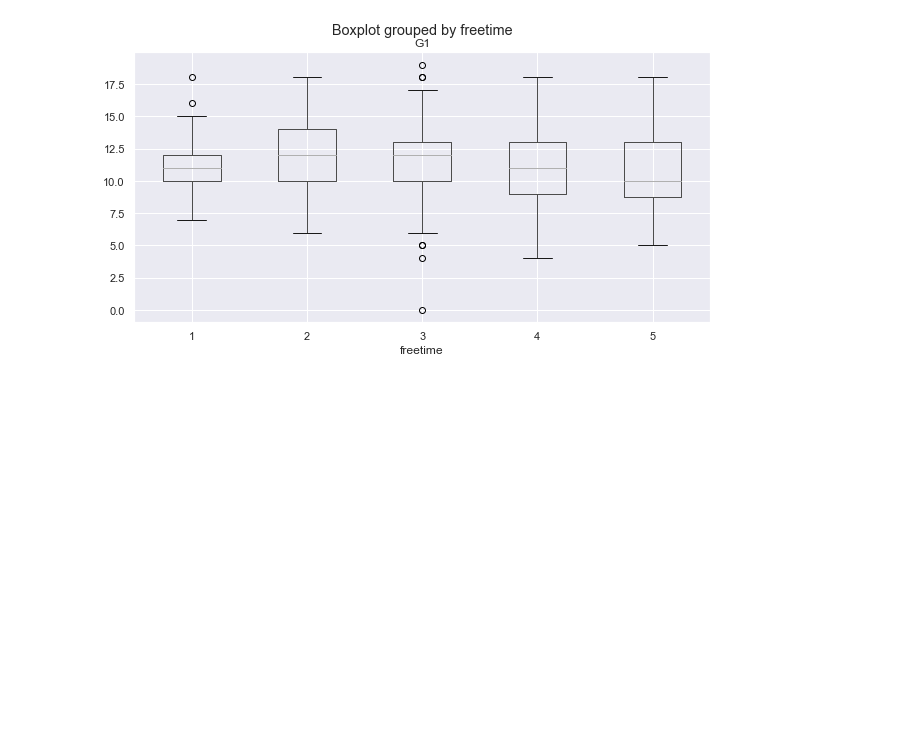
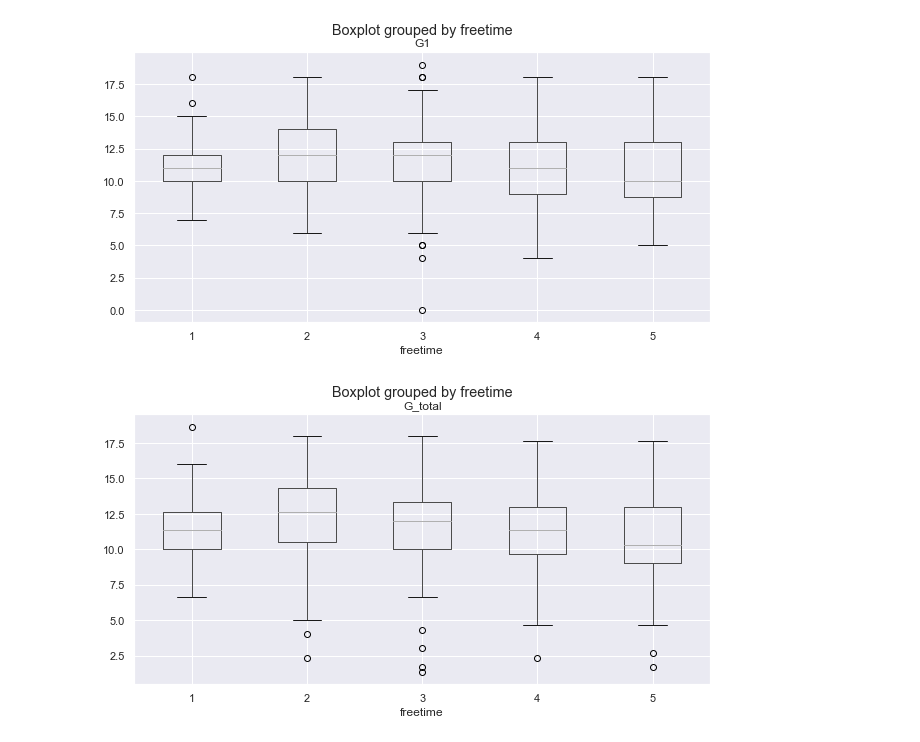
Before and after one commit to bommelbij/CreativeThinking, a Jupyter notebook: CT final paper Ramon.ipynb, the cells around one changed output. Saved outputs shown, nothing was run; the diff lists cells and outputs as text; code cells hidden in the pictures; blank space fills up the shorter version.

```diff
--- a/CT final paper Ramon.ipynb
+++ b/CT final paper Ramon.ipynb
@@ -107,3 +119,9 @@ df_student_por.boxplot(column='G1', by='freetime')
 # %% [output]
 <matplotlib.axes._subplots.AxesSubplot at 0x...>
 [figure]
+# %%
+#Total grade for portuguese compared per category of freetime
+df_student_por['G_total'] = (df_student_por['G1'] + df_student_por['G2'] + df_student_por['G3']) / 3
+df_student_por.boxplot(column='G_total', by='freetime');
+# %% [output]
+[figure, added]
```
Also changed, not shown: parts of 7 cells of this notebook.
